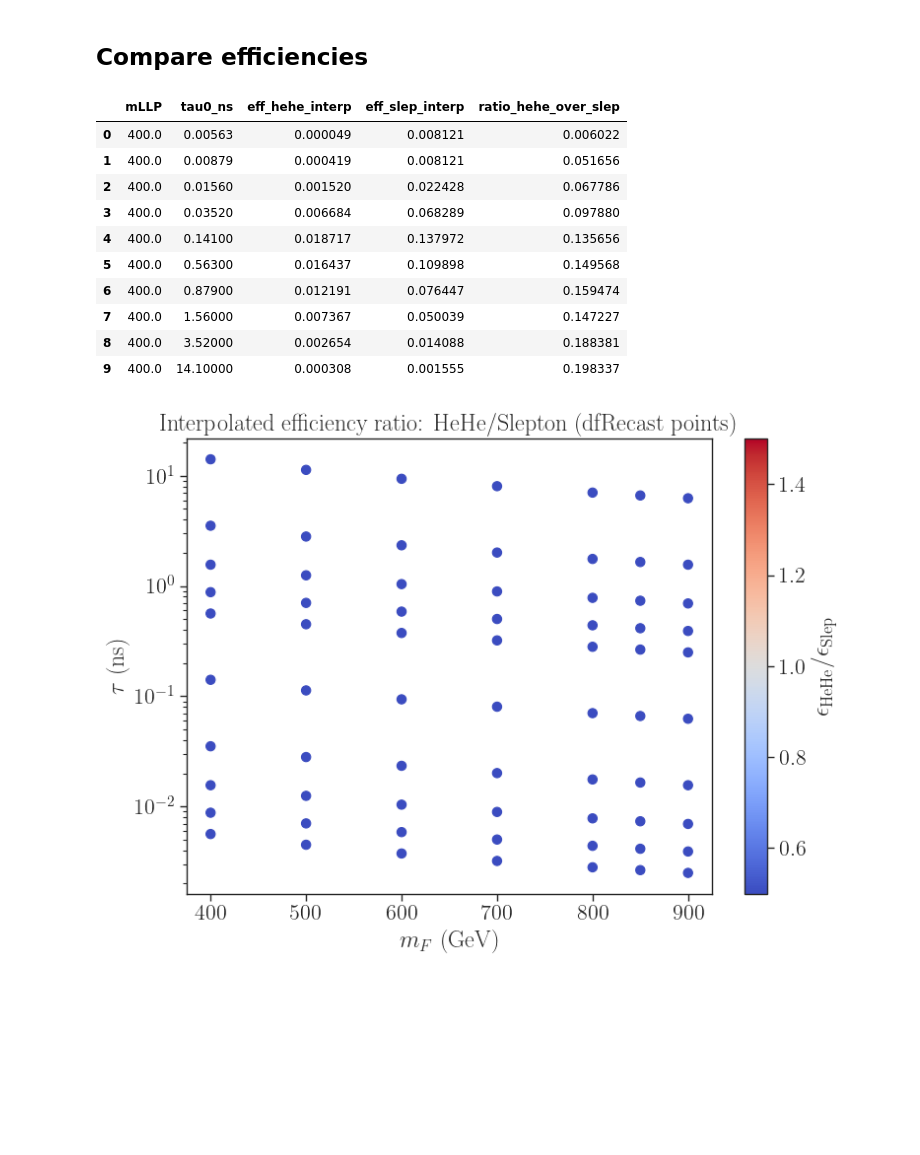
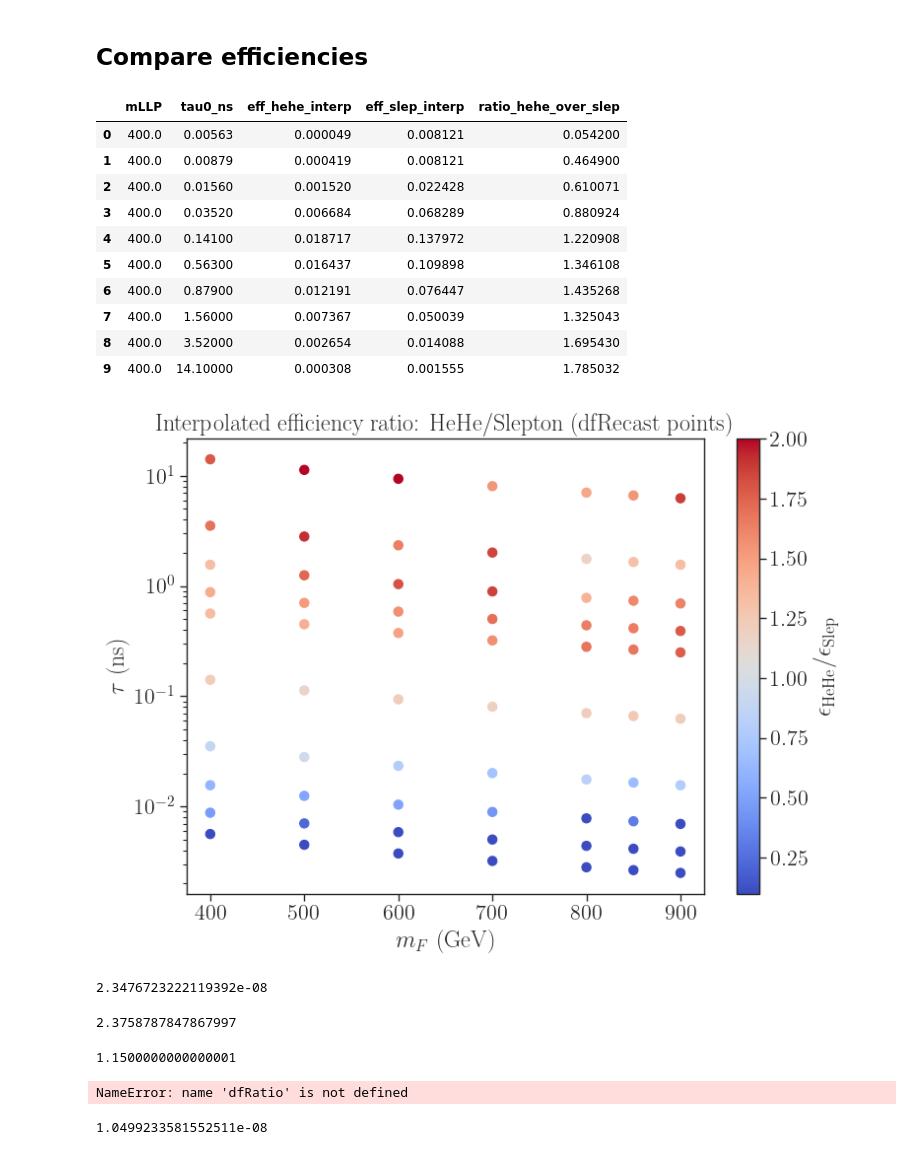
Before and after one commit to andlessa/LowTRHFIMP, a Jupyter notebook: ATLAS-SUSY-2018-14_displacedLeptons/checkEffs.ipynb, the cells around one changed output. Drawn from its saved outputs; the diff is of its cells as text; code cells hidden in the pictures; blank space fills up the shorter version.

```diff
--- a/ATLAS-SUSY-2018-14_displacedLeptons/checkEffs.ipynb
+++ b/ATLAS-SUSY-2018-14_displacedLeptons/checkEffs.ipynb
@@ -168,45 +169,70 @@ mask_slep = ~np.isfinite(slep_i)
 if np.any(mask_slep):
     slep_i[mask_slep] = interp_slep_near(m_common[mask_slep], tau_common[mask_slep])
 
-ratio = np.divide(hehe_i, slep_i, out=np.full_like(hehe_i, np.nan), where=slep_i > 0)
+rescale_BR = 1/((1./3.)**2)  # Rescale by BR^2 for F->s+l (assuming 3 equal lepton flavors)
+ratio = np.divide(hehe_i*rescale_BR, slep_i, out=np.full_like(hehe_i, np.nan), where=slep_i > 0)
 
 dfRatio = pd.DataFrame({
     'mLLP': m_common,
     'tau0_ns': tau_common,
     'eff_hehe_interp': hehe_i,
     'eff_slep_interp': slep_i,
     'ratio_hehe_over_slep': ratio
 }).sort_values(['mLLP', 'tau0_ns']).reset_index(drop=True)
 
 display(dfRatio.head(10))
 
 fig, ax = plt.subplots(figsize=(8, 6))
 sc = ax.scatter(
     dfRatio['mLLP'],
     dfRatio['tau0_ns'],
     c=dfRatio['ratio_hehe_over_slep'],
     cmap='coolwarm',
-    vmin=0.5,
-    vmax=1.5,
+    vmin=0.1,
+    vmax=2.0,
     s=45
     )
 ax.set_yscale('log')
 ax.set_xlabel(r'$m_F$ (GeV)')
 ax.set_ylabel(r'$\tau$ (ns)')
 ax.set_title(r'Interpolated efficiency ratio: HeHe/Slepton (dfRecast points)')
 fig.colorbar(sc, ax=ax, label=r'$\epsilon_{\mathrm{HeHe}}/\epsilon_{\mathrm{Slep}}$')
 plt.tight_layout()
 plt.show()
 # %% [output]
 |  | mLLP | tau0_ns | eff_hehe_interp | eff_slep_interp | ratio_hehe_over_slep |
-| 0 | 400.0 | 0.00563 | 0.000049 | 0.008121 | 0.006022 |
-| 1 | 400.0 | 0.00879 | 0.000419 | 0.008121 | 0.051656 |
-| 2 | 400.0 | 0.01560 | 0.001520 | 0.022428 | 0.067786 |
-| 3 | 400.0 | 0.03520 | 0.006684 | 0.068289 | 0.097880 |
-| 4 | 400.0 | 0.14100 | 0.018717 | 0.137972 | 0.135656 |
-| 5 | 400.0 | 0.56300 | 0.016437 | 0.109898 | 0.149568 |
-| 6 | 400.0 | 0.87900 | 0.012191 | 0.076447 | 0.159474 |
-| 7 | 400.0 | 1.56000 | 0.007367 | 0.050039 | 0.147227 |
-| 8 | 400.0 | 3.52000 | 0.002654 | 0.014088 | 0.188381 |
-| 9 | 400.0 | 14.10000 | 0.000308 | 0.001555 | 0.198337 |
+| 0 | 400.0 | 0.00563 | 0.000049 | 0.008121 | 0.054200 |
+| 1 | 400.0 | 0.00879 | 0.000419 | 0.008121 | 0.464900 |
+| 2 | 400.0 | 0.01560 | 0.001520 | 0.022428 | 0.610071 |
+| 3 | 400.0 | 0.03520 | 0.006684 | 0.068289 | 0.880924 |
+| 4 | 400.0 | 0.14100 | 0.018717 | 0.137972 | 1.220908 |
+| 5 | 400.0 | 0.56300 | 0.016437 | 0.109898 | 1.346108 |
+| 6 | 400.0 | 0.87900 | 0.012191 | 0.076447 | 1.435268 |
+| 7 | 400.0 | 1.56000 | 0.007367 | 0.050039 | 1.325043 |
+| 8 | 400.0 | 3.52000 | 0.002654 | 0.014088 | 1.695430 |
+| 9 | 400.0 | 14.10000 | 0.000308 | 0.001555 | 1.785032 |
-[figure, old version]
+[figure, new version]
+# %%
+tau0 = 0.0969
+tau1 = 0.05
+y0 = 1.6864e-8
+y1 = np.sqrt(tau0*y0**2/tau1)
+print(y1)
+# %% [output]
+2.3476723222119392e-08
+# %%
+np.sqrt(2.)*1.68
+# %% [output]
+2.3758787847867997
+# %%
+9*9.2e-3/7.2e-2
+# %% [output]
+1.1500000000000001
+# %%
+dfRatio[dfRatio['mLLP'] == 500.0]
+# %% [output]
+NameError: name 'dfRatio' is not defined
+# %%
+2.3477e-8/np.sqrt(5.)
+# %% [output]
+1.0499233581552511e-08
```
Also changed, not shown: parts of 2 cells of this notebook, 2 other files.
